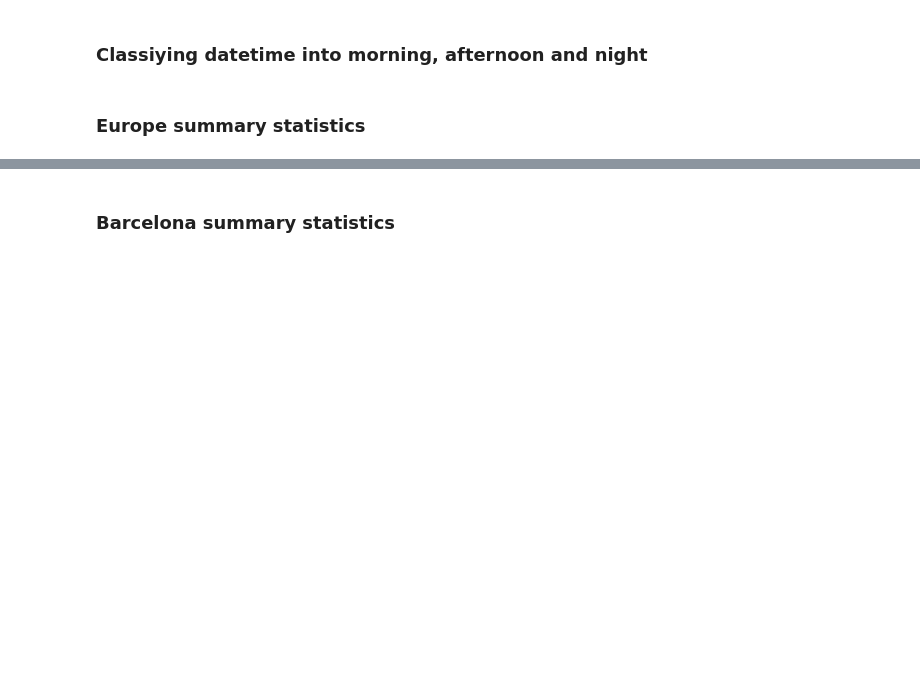
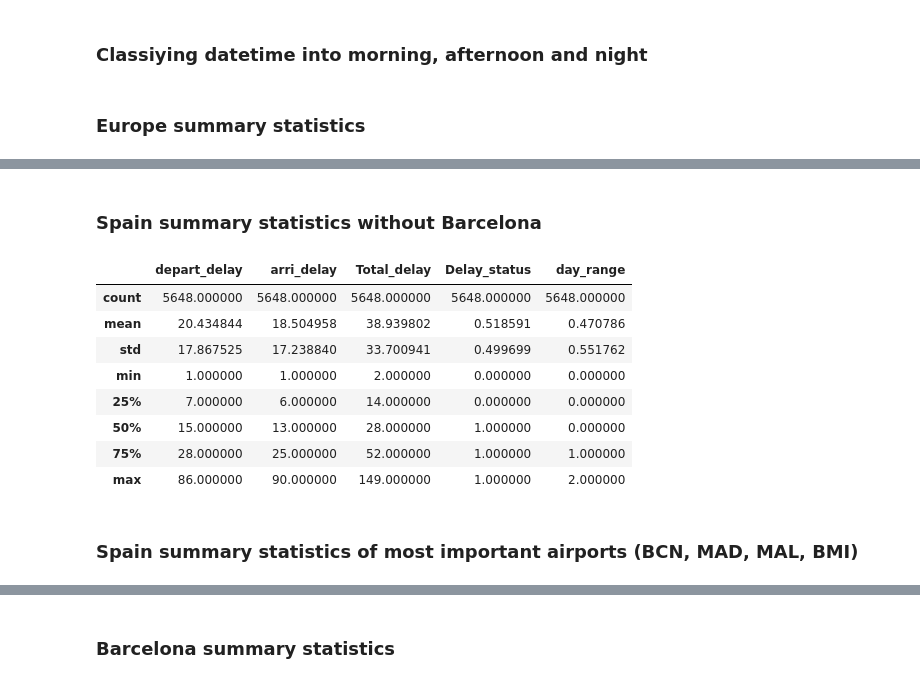
Before and after one commit to albertoabreu91/Airplanes_delay_project, a Jupyter notebook: your-project/Analysis/Hypothesis_testing.ipynb, the cells around one changed output, grey strips where cells are left out. Saved outputs shown, nothing was run; the diff lists cells and outputs as text; code cells hidden in the pictures; blank space fills up the shorter version.

```diff
--- a/your-project/Analysis/Hypothesis_testing.ipynb
+++ b/your-project/Analysis/Hypothesis_testing.ipynb
@@ -106,3 +131,20 @@ es_dep_delay_var = es_delays.depart_delay.var()
 es_t_delay_mean = es_delays.Total_delay.mean()
 es_tl_delay_std = es_delays.Total_delay.std()
 es_t_delay_var = es_delays.Total_delay.var()
+# %% [markdown]
+### Spain summary statistics without Barcelona
+# %%
+data_es_2 = data_es[data_es['depart_airpt'] != 'BCN']
+es2_delays =  data_es_2[np.logical_and(data_es_2['depart_delay']>0, data_es_2['arri_delay']>0)]
+# %%
+es2_delays.describe()
+# %% [output]
+|  | depart_delay | arri_delay | Total_delay | Delay_status | day_range |
+| count | 5648.000000 | 5648.000000 | 5648.000000 | 5648.000000 | 5648.000000 |
+| mean | 20.434844 | 18.504958 | 38.939802 | 0.518591 | 0.470786 |
+| std | 17.867525 | 17.238840 | 33.700941 | 0.499699 | 0.551762 |
+| min | 1.000000 | 1.000000 | 2.000000 | 0.000000 | 0.000000 |
+| 25% | 7.000000 | 6.000000 | 14.000000 | 0.000000 | 0.000000 |
+| 50% | 15.000000 | 13.000000 | 28.000000 | 1.000000 | 0.000000 |
+| 75% | 28.000000 | 25.000000 | 52.000000 | 1.000000 | 1.000000 |
+| max | 86.000000 | 90.000000 | 149.000000 | 1.000000 | 2.000000 |
@@ -108,0 +158,2 @@ es_t_delay_var = es_delays.Total_delay.var()
+# %% [markdown]
+### Spain summary statistics of most important airports (BCN, MAD, MAL, BMI)
```
Also changed, not shown: parts of 32 cells of this notebook.
